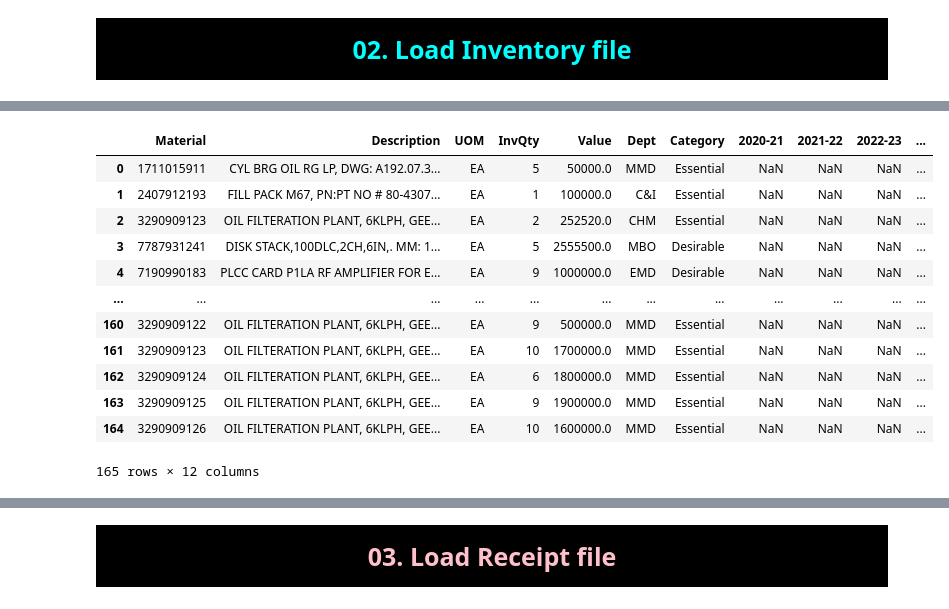
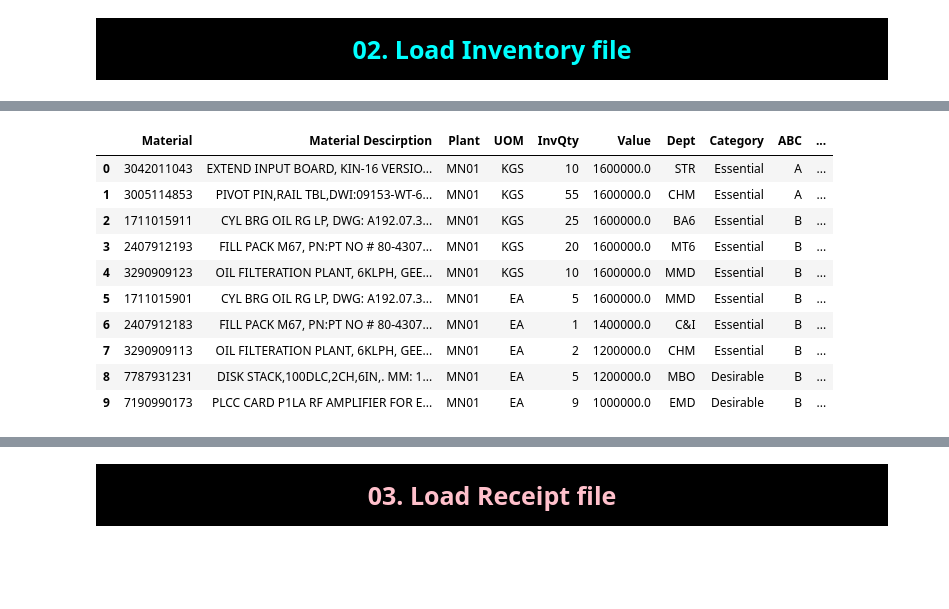
Before and after one commit to JadejaBhagirath/Inventory, a Jupyter notebook: NMIR-1.ipynb, the cells around one changed output, grey strips where cells are left out. Saved outputs shown, nothing was run; the diff lists cells and outputs as text; code cells hidden in the pictures; blank space fills up the shorter version.

```diff
--- a/NMIR-1.ipynb
+++ b/NMIR-1.ipynb
@@ -209,24 +196,20 @@ inv.head()
-# %%
-inv = inv.rename(columns = {'Item Code': 'Material'})
 # %%
 #Merge class in inventory file
 result = inv.merge(NMI, on = 'Material', how = 'left', indicator = True)
 # %%
-result
+result.head(10)
 # %% [output]
-|  | Material | Description | UOM | InvQty | Value | Dept | Category | 2020-21 | 2021-22 | 2022-23 | ... |
-| 0 | 1711015911 | CYL BRG OIL RG LP, DWG: A192.07.3... | EA | 5 | 50000.0 | MMD | Essential | NaN | NaN | NaN | ... |
-| 1 | 2407912193 | FILL PACK M67, PN:PT NO # 80-4307... | EA | 1 | 100000.0 | C&I | Essential | NaN | NaN | NaN | ... |
-| 2 | 3290909123 | OIL FILTERATION PLANT, 6KLPH, GEE... | EA | 2 | 252520.0 | CHM | Essential | NaN | NaN | NaN | ... |
-| 3 | 7787931241 | DISK STACK,100DLC,2CH,6IN,. MM: 1... | EA | 5 | 2555500.0 | MBO | Desirable | NaN | NaN | NaN | ... |
-| 4 | 7190990183 | PLCC CARD P1LA RF AMPLIFIER FOR E... | EA | 9 | 1000000.0 | EMD | Desirable | NaN | NaN | NaN | ... |
-| ... | ... | ... | ... | ... | ... | ... | ... | ... | ... | ... | ... |
-| 160 | 3290909122 | OIL FILTERATION PLANT, 6KLPH, GEE... | EA | 9 | 500000.0 | MMD | Essential | NaN | NaN | NaN | ... |
-| 161 | 3290909123 | OIL FILTERATION PLANT, 6KLPH, GEE... | EA | 10 | 1700000.0 | MMD | Essential | NaN | NaN | NaN | ... |
-| 162 | 3290909124 | OIL FILTERATION PLANT, 6KLPH, GEE... | EA | 6 | 1800000.0 | MMD | Essential | NaN | NaN | NaN | ... |
-| 163 | 3290909125 | OIL FILTERATION PLANT, 6KLPH, GEE... | EA | 9 | 1900000.0 | MMD | Essential | NaN | NaN | NaN | ... |
-| 164 | 3290909126 | OIL FILTERATION PLANT, 6KLPH, GEE... | EA | 10 | 1600000.0 | MMD | Essential | NaN | NaN | NaN | ... |
+|  | Material | Material Descirption | Plant | UOM | InvQty | Value | Dept | Category | ABC | ... |
+| 0 | 3042011043 | EXTEND INPUT BOARD, KIN-16 VERSIO... | MN01 | KGS | 10 | 1600000.0 | STR | Essential | A | ... |
+| 1 | 3005114853 | PIVOT PIN,RAIL TBL,DWI:09153-WT-6... | MN01 | KGS | 55 | 1600000.0 | CHM | Essential | A | ... |
+| 2 | 1711015911 | CYL BRG OIL RG LP, DWG: A192.07.3... | MN01 | KGS | 25 | 1600000.0 | BA6 | Essential | B | ... |
+| 3 | 2407912193 | FILL PACK M67, PN:PT NO # 80-4307... | MN01 | KGS | 20 | 1600000.0 | MT6 | Essential | B | ... |
+| 4 | 3290909123 | OIL FILTERATION PLANT, 6KLPH, GEE... | MN01 | KGS | 10 | 1600000.0 | MMD | Essential | B | ... |
+| 5 | 1711015901 | CYL BRG OIL RG LP, DWG: A192.07.3... | MN01 | EA | 5 | 1600000.0 | MMD | Essential | B | ... |
+| 6 | 2407912183 | FILL PACK M67, PN:PT NO # 80-4307... | MN01 | EA | 1 | 1400000.0 | C&I | Essential | B | ... |
+| 7 | 3290909113 | OIL FILTERATION PLANT, 6KLPH, GEE... | MN01 | EA | 2 | 1200000.0 | CHM | Essential | B | ... |
+| 8 | 7787931231 | DISK STACK,100DLC,2CH,6IN,. MM: 1... | MN01 | EA | 5 | 1200000.0 | MBO | Desirable | B | ... |
+| 9 | 7190990173 | PLCC CARD P1LA RF AMPLIFIER FOR E... | MN01 | EA | 9 | 1000000.0 | EMD | Desirable | B | ... |
-165 rows × 12 columns
 # %%
 #Fill up data with N with Null values or Nan
 result.fillna('N', inplace=True)
```
Also changed, not shown: parts of 50 cells of this notebook.
